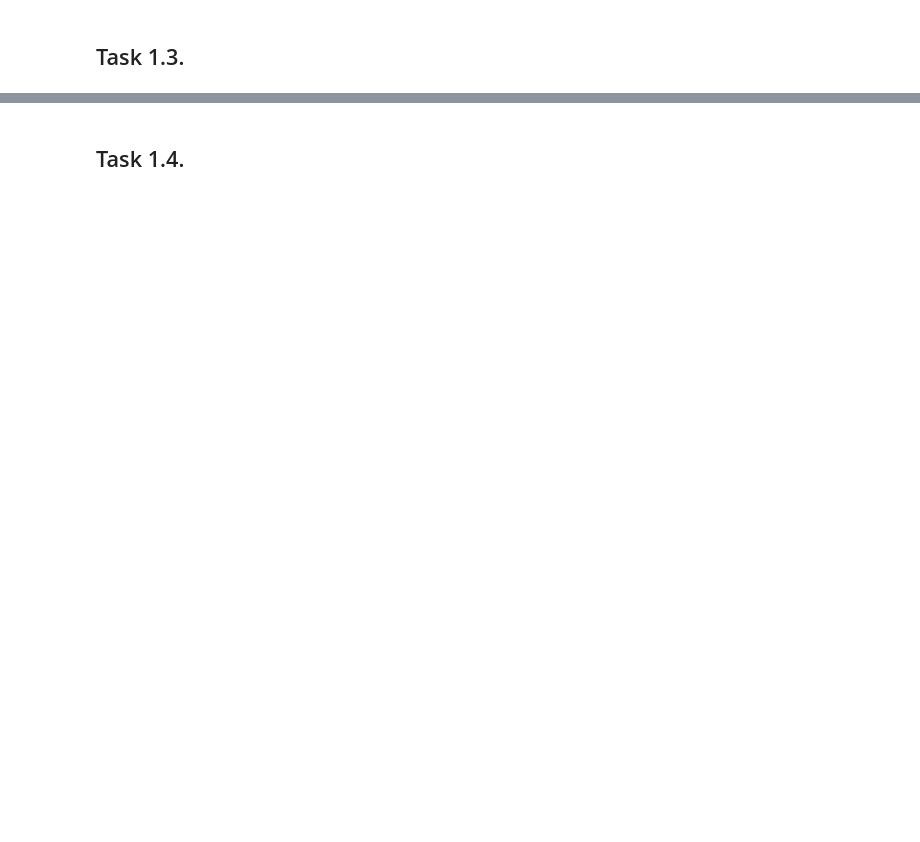
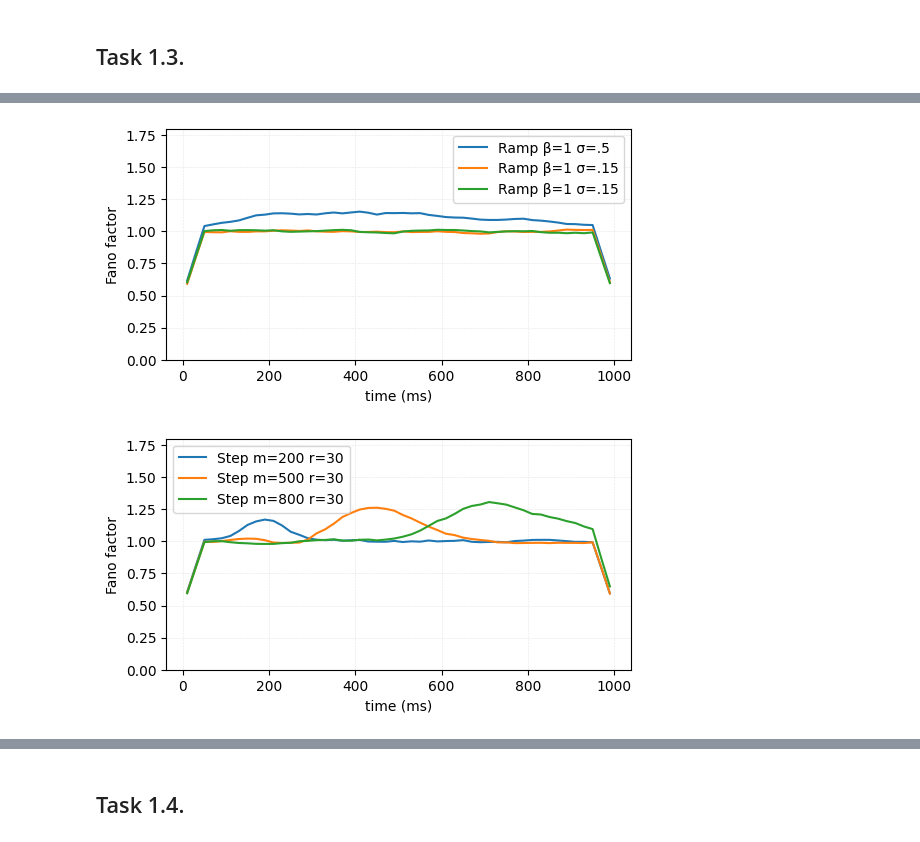
Before and after one commit to oparker7/gg3, a Jupyter notebook: task1_runlocal.ipynb, the cells around one changed output, grey strips where cells are left out. Cells and saved outputs as stored; diff of their text form; code cells hidden in the pictures; blank space fills up the shorter version.

```diff
--- a/task1_runlocal.ipynb
+++ b/task1_runlocal.ipynb
@@ -72,0 +77,24 @@ ax.legend(); plt.show()
+# %%
+## generate smoothed plots
+fig, ax3 = plt.subplots(figsize=(6,3))
+fig, ax4 = plt.subplots(figsize=(6,3))
+
+times, fano = dv.fano_factor(models.RampModel(beta=1, sigma=.5), ax=ax3,
+            n_trials=5000, bin_width=20, smooth_ms=100, label="Ramp β=1 σ=.5")
+dv.fano_factor(models.RampModel(beta=3, sigma=.15), ax=ax3,
+            n_trials=5000, bin_width=20, smooth_ms=100, label="Ramp β=1 σ=.15")
+dv.fano_factor(models.RampModel(beta=3, sigma=.15), ax=ax3,
+            n_trials=5000, bin_width=20, smooth_ms=100, label="Ramp β=1 σ=.15")
+dv.fano_factor(models.StepModel(m=200, r=30), ax=ax4,
+            n_trials=5000, bin_width=20, smooth_ms=100, label="Step m=200 r=30")
+dv.fano_factor(models.StepModel(m=500, r=30), ax=ax4,
+            n_trials=5000, bin_width=20, smooth_ms=100, label="Step m=500 r=30")
+dv.fano_factor(models.StepModel(m=800, r=30), ax=ax4,
+            n_trials=5000, bin_width=20, smooth_ms=100, label="Step m=800 r=30")
+
+ax3.legend()
+ax4.legend()
+plt.show()
+# %% [output]
+[figure, added]
+[figure, added]
```
Also changed, not shown: parts of 7 cells of this notebook, 1 other file.
